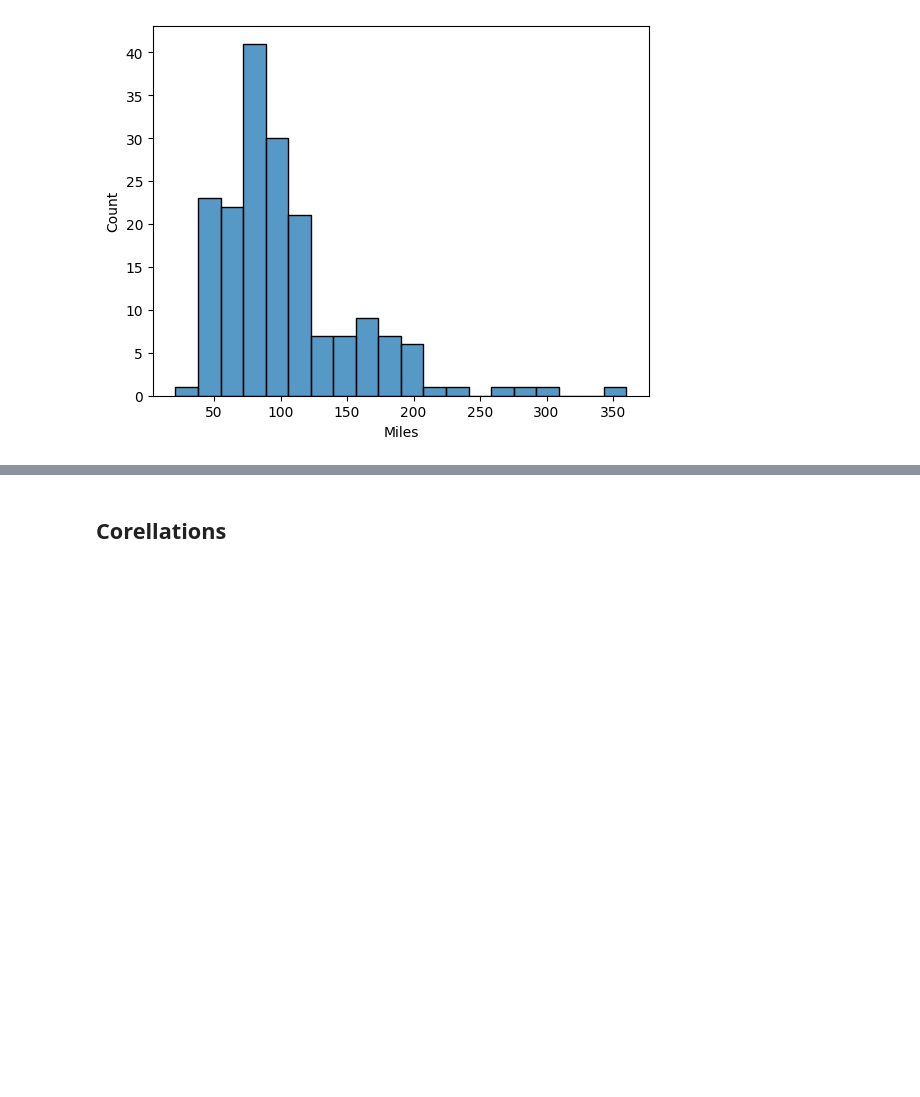
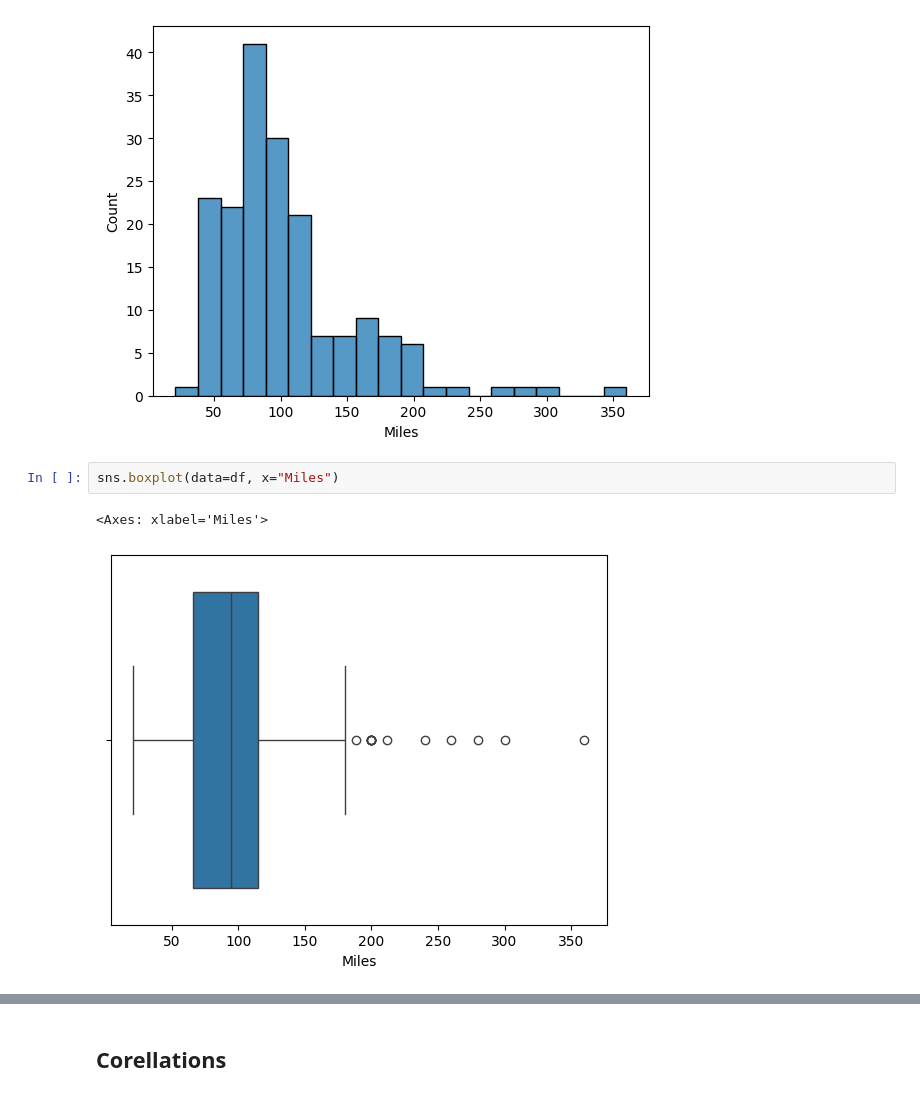
Before and after one commit to 2k4sm/aerofitAnalysis, a Jupyter notebook: aerofit_analysis.ipynb, the cells around one changed output, grey strips where cells are left out. Drawn from its saved outputs; the diff is of its cells as text; blank space fills up the shorter version.

```diff
--- a/aerofit_analysis.ipynb
+++ b/aerofit_analysis.ipynb
@@ -282,3 +310,8 @@ sns.histplot(data=df, x="Miles")
 # %% [output]
 <Axes: xlabel='Miles', ylabel='Count'>
 [figure]
+# %%
+sns.boxplot(data=df, x="Miles")
+# %% [output]
+<Axes: xlabel='Miles'>
+[figure, added]
```
Also changed, not shown: parts of 7 cells of this notebook.
